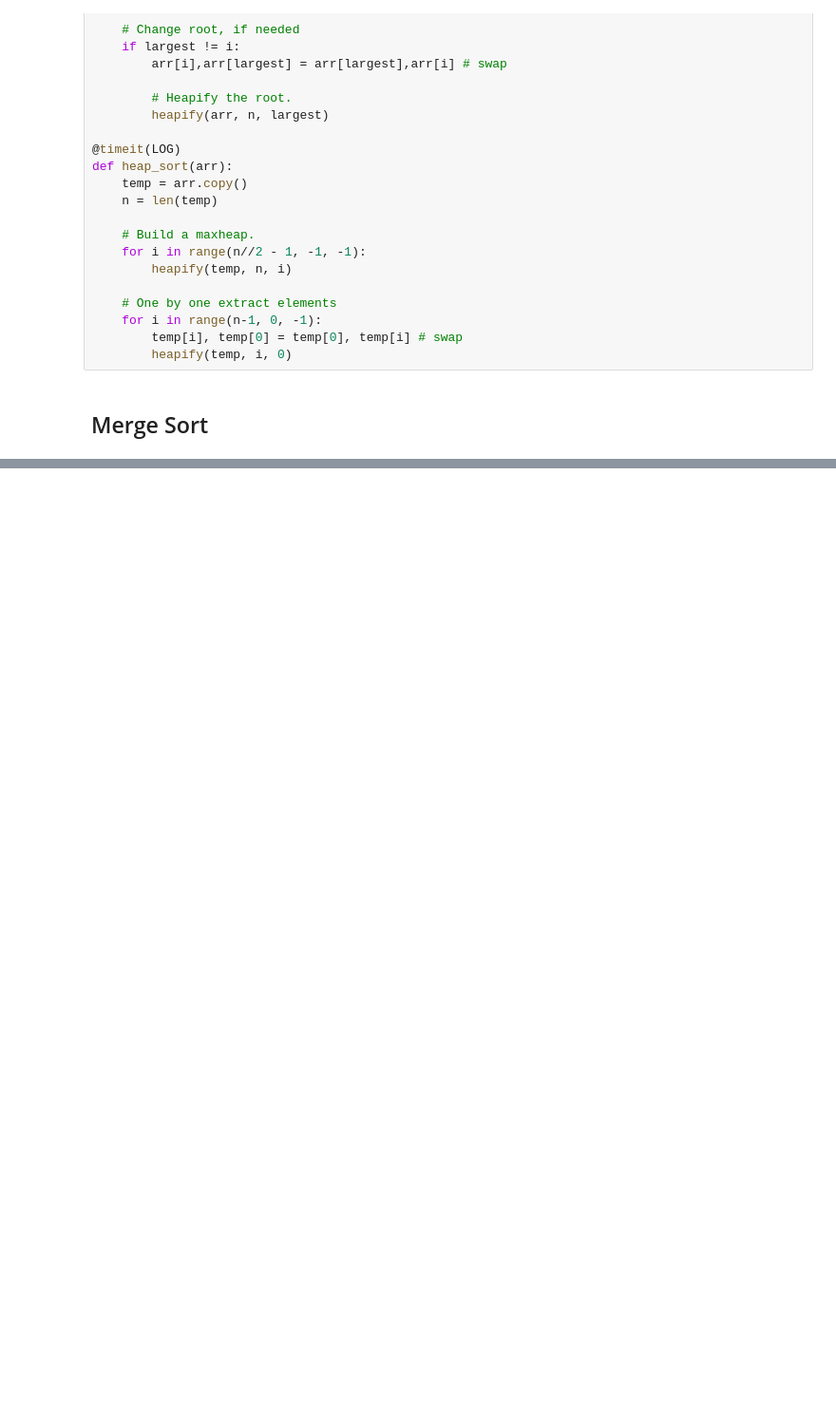
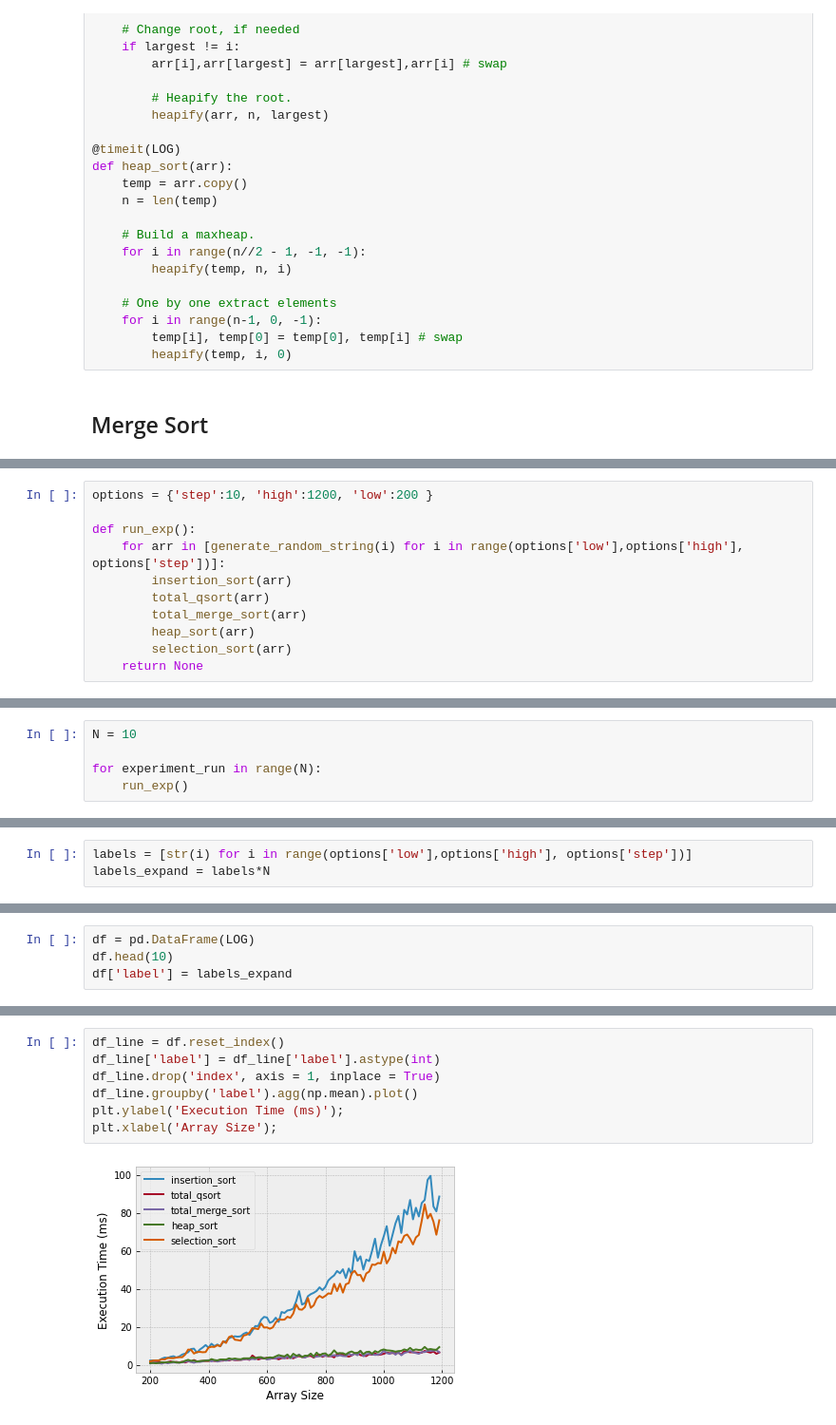
Before and after one commit to james-salafatinos/data-engineering, a Jupyter notebook: quick_sort_algorithm.ipynb, the cells around one changed output, grey strips where cells are left out. Shown at 95% size. Drawn from its saved outputs; the diff is of its cells as text; blank space fills up the shorter version.

```diff
--- a/quick_sort_algorithm.ipynb
+++ b/quick_sort_algorithm.ipynb
@@ -246 +203,12 @@ def total_merge_sort(arr):
+# %%
+options = {'step':10, 'high':1200, 'low':200 }
+
+def run_exp():
+    for arr in [generate_random_string(i) for i in range(options['low'],options['high'], options['step'])]:
+        insertion_sort(arr)
+        total_qsort(arr)
+        total_merge_sort(arr)
+        heap_sort(arr)
+        selection_sort(arr)
+    return None
 # %% [markdown]
@@ -264,0 +216,5 @@ LOG
+# %%
+N = 10
+
+for experiment_run in range(N):
+    run_exp()
@@ -264,0 +223,3 @@ LOG
+# %%
+labels = [str(i) for i in range(options['low'],options['high'], options['step'])]
+labels_expand = labels*N
@@ -264,0 +228,4 @@ LOG
+# %%
+df = pd.DataFrame(LOG)
+df.head(10)
+df['label'] = labels_expand
@@ -264,0 +256,9 @@ LOG
+# %%
+df_line = df.reset_index()
+df_line['label'] = df_line['label'].astype(int)
+df_line.drop('index', axis = 1, inplace = True)
+df_line.groupby('label').agg(np.mean).plot()
+plt.ylabel('Execution Time (ms)');
+plt.xlabel('Array Size');
+# %% [output]
+[figure, added]
```
Also changed, not shown: parts of 33 cells of this notebook, 3 other files.
